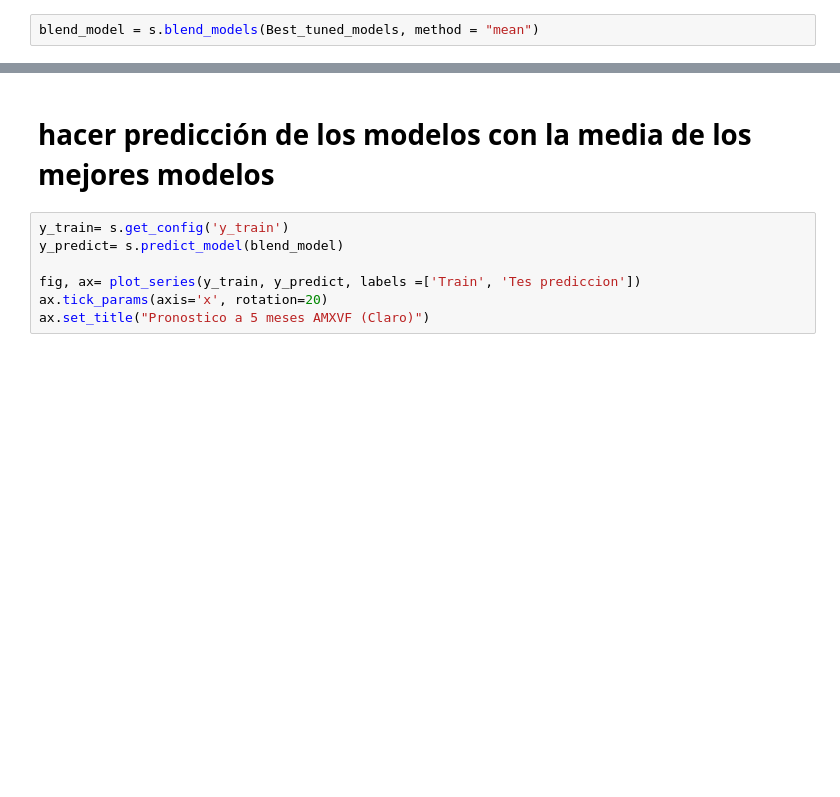
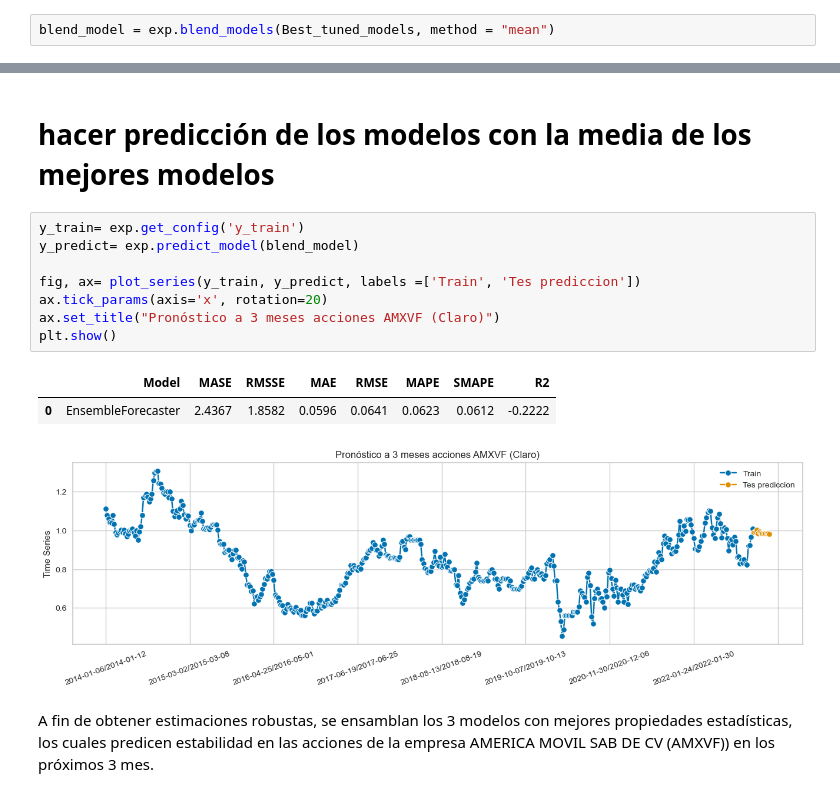
Before and after one commit to antoniomedina99/Forecasting-Comportamiento-del-precio-de-acciones-AMERICA-MOVIL-SAB-DE-CV-claro-API-Yhoo, a Jupyter notebook: Notebook.ipynb, the cells around one changed output, grey strips where cells are left out. Cells and saved outputs as stored; diff of their text form; blank space fills up the shorter version.

```diff
--- a/Notebook.ipynb
+++ b/Notebook.ipynb
@@ -190,2 +231,2 @@ Best_tuned_models
 # %%
-blend_model = s.blend_models(Best_tuned_models, method = "mean")
+blend_model = exp.blend_models(Best_tuned_models, method = "mean")
@@ -192,9 +241,16 @@ blend_model = s.blend_models(Best_tuned_models, method = "mean")
 # %% [markdown]
 # hacer predicción de los modelos con la media de los mejores modelos
 # %%
-y_train= s.get_config('y_train')
-y_predict= s.predict_model(blend_model)
+y_train= exp.get_config('y_train')
+y_predict= exp.predict_model(blend_model)
 
 fig, ax= plot_series(y_train, y_predict, labels =['Train', 'Tes prediccion'])
 ax.tick_params(axis='x', rotation=20)
-ax.set_title("Pronostico a 5 meses AMXVF (Claro)")
+ax.set_title("Pronóstico a 3 meses acciones AMXVF (Claro)")
+plt.show()
+# %% [output]
+|  | Model | MASE | RMSSE | MAE | RMSE | MAPE | SMAPE | R2 |
+| 0 | EnsembleForecaster | 2.4367 | 1.8582 | 0.0596 | 0.0641 | 0.0623 | 0.0612 | -0.2222 |
+[figure, added]
+# %% [markdown]
+A fin de obtener estimaciones robustas, se ensamblan los 3 modelos con mejores propiedades estadísticas, los cuales predicen estabilidad en las acciones de la empresa AMERICA MOVIL SAB DE CV (AMXVF)) en los próximos 3 mes.
```
Also changed, not shown: parts of 17 cells of this notebook.
